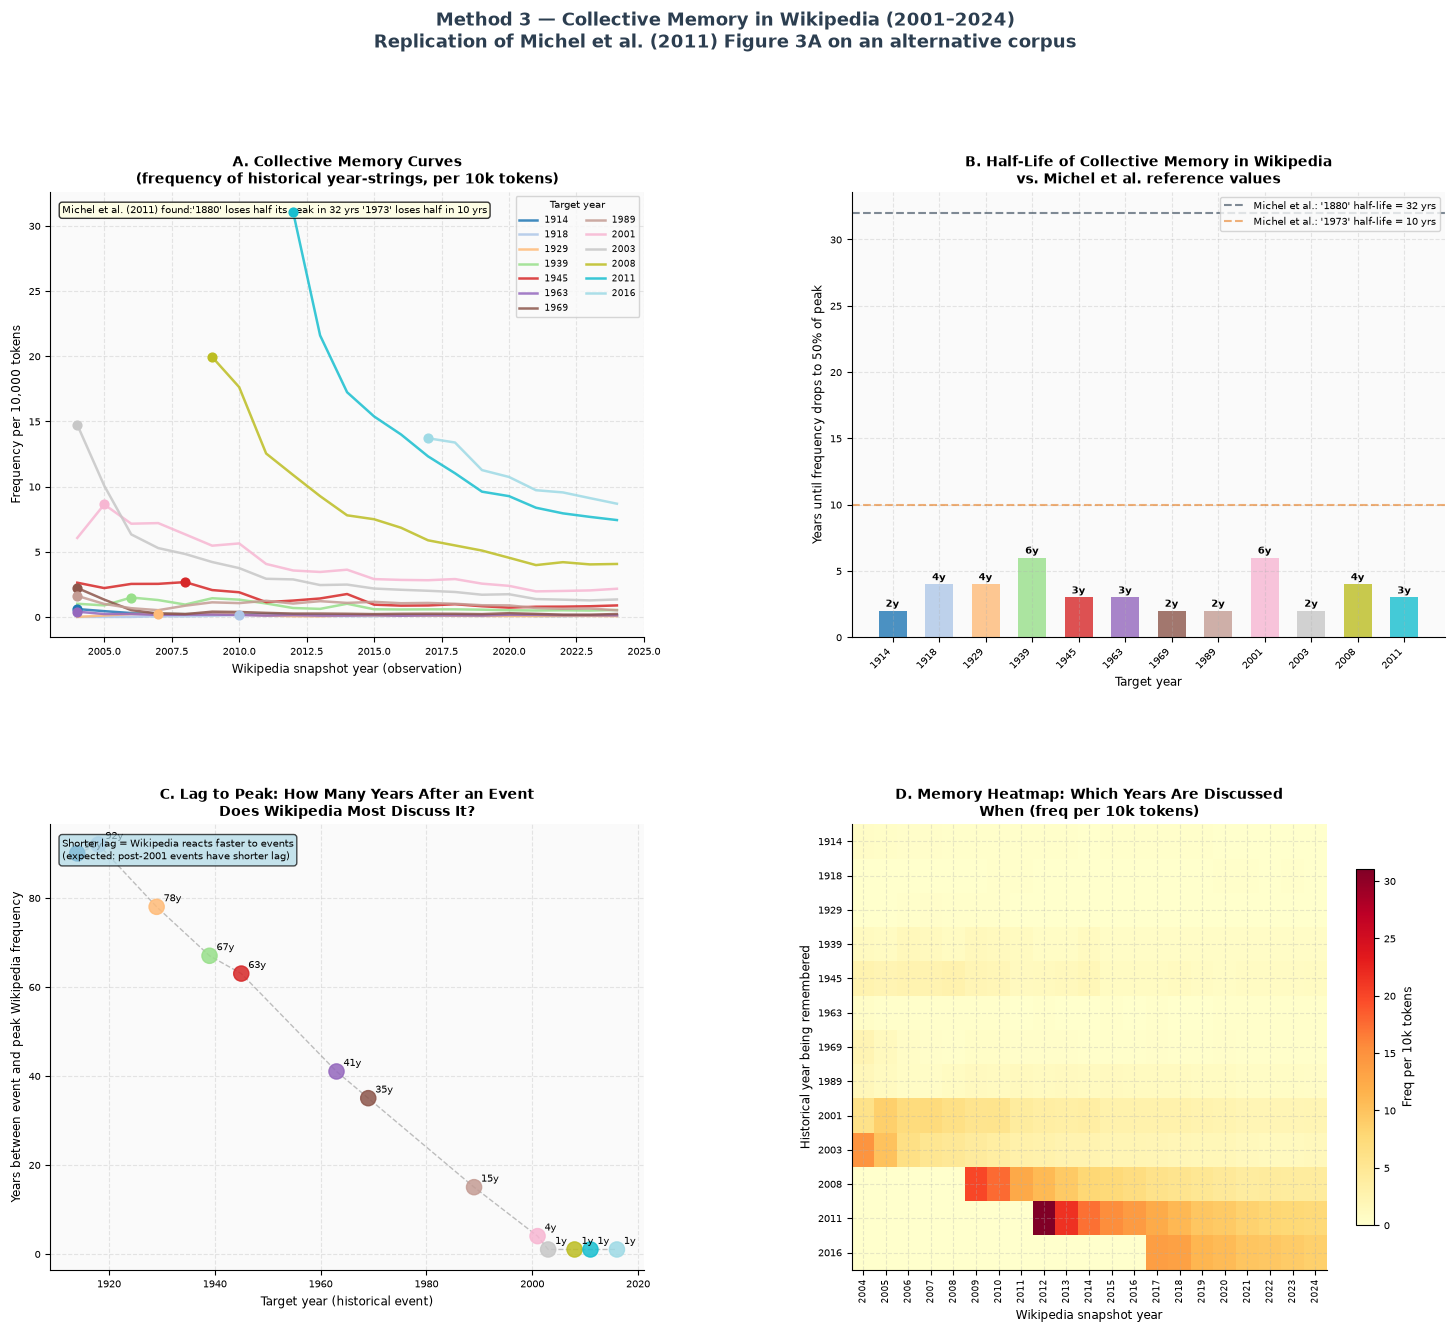
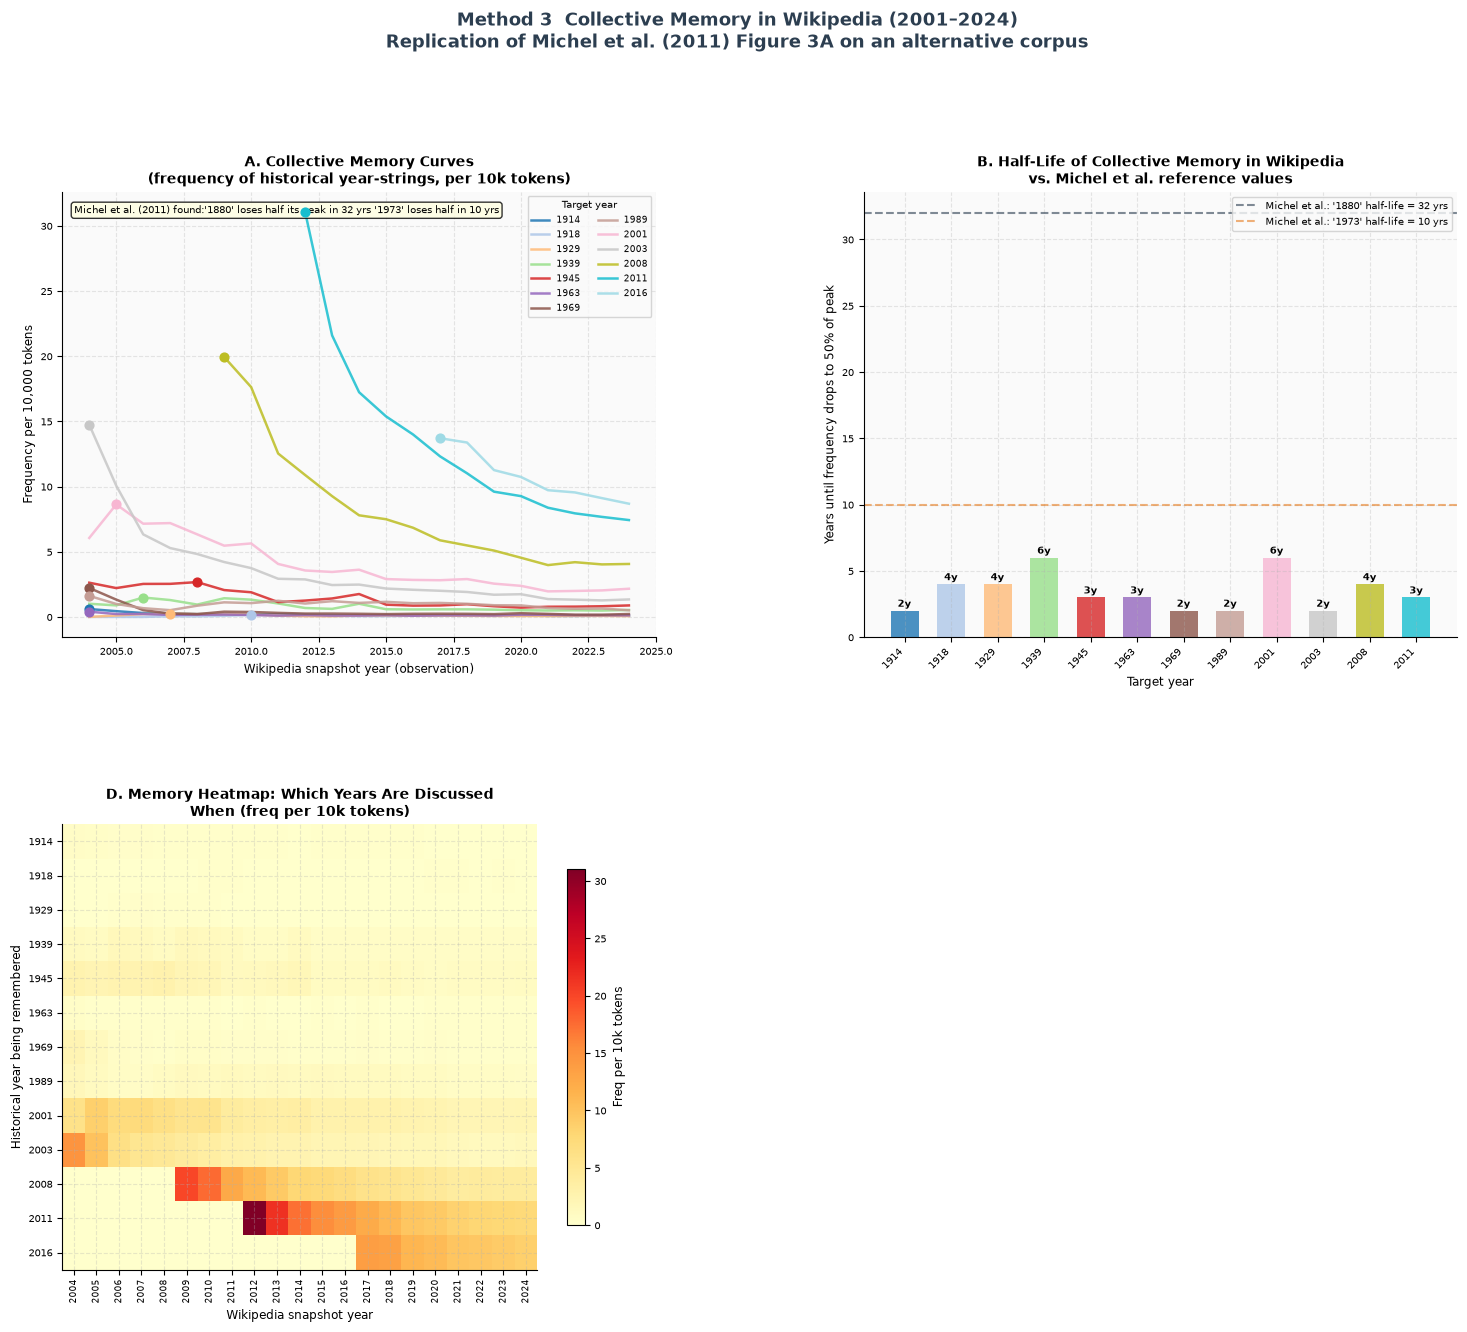
The notebook cell's code change between the first figure and the second:
--- before
+++ after
@@ -64,30 +64,8 @@
 plt.setp(ax2.get_xticklabels(), rotation=45, ha='right')
 
-# ── Panel C: Lag to peak ─────────────────────────────────────
-ax3 = fig.add_subplot(gs[1, 0])
-df_hl_sorted = df_hl.sort_values('target_year')
-colors_c = [color_for[ty] for ty in df_hl_sorted['target_year']]
 
-ax3.scatter(df_hl_sorted['target_year'], df_hl_sorted['lag_to_peak'],
-            c=colors_c, s=120, zorder=3, alpha=0.85)
-ax3.plot(df_hl_sorted['target_year'], df_hl_sorted['lag_to_peak'],
-         color='gray', lw=1, ls='--', alpha=0.5)
-
-for _, row in df_hl_sorted.iterrows():
-    ax3.annotate(f"{int(row['lag_to_peak'])}y",
-                 (row['target_year'], row['lag_to_peak']),
-                 textcoords="offset points", xytext=(5, 4), fontsize=7)
-
-ax3.set_title("C. Lag to Peak: How Many Years After an Event\nDoes Wikipedia Most Discuss It?",
-              fontweight='bold')
-ax3.set_xlabel("Target year (historical event)")
-ax3.set_ylabel("Years between event and peak Wikipedia frequency")
-ax3.text(0.02, 0.97,
-         "Shorter lag = Wikipedia reacts faster to events\n(expected: post-2001 events have shorter lag)",
-         transform=ax3.transAxes, fontsize=7.5, va='top',
-         bbox=dict(boxstyle='round', facecolor='lightblue', alpha=0.7))
 
 # ── Panel D: Heatmap of memory over time ─────────────────────
-ax4 = fig.add_subplot(gs[1, 1])
+ax4 = fig.add_subplot(gs[1, 0])
 
 # Pivot: rows = target years, columns = obs years
@@ -112,5 +90,5 @@
 # Main title
 fig.suptitle(
-    "Method 3 — Collective Memory in Wikipedia (2001–2024)\n"
+    "Method 3  Collective Memory in Wikipedia (2001–2024)\n"
     "Replication of Michel et al. (2011) Figure 3A on an alternative corpus",
     fontsize=13, fontweight='bold', y=1.01, color=SECONDARY

Commit: commit